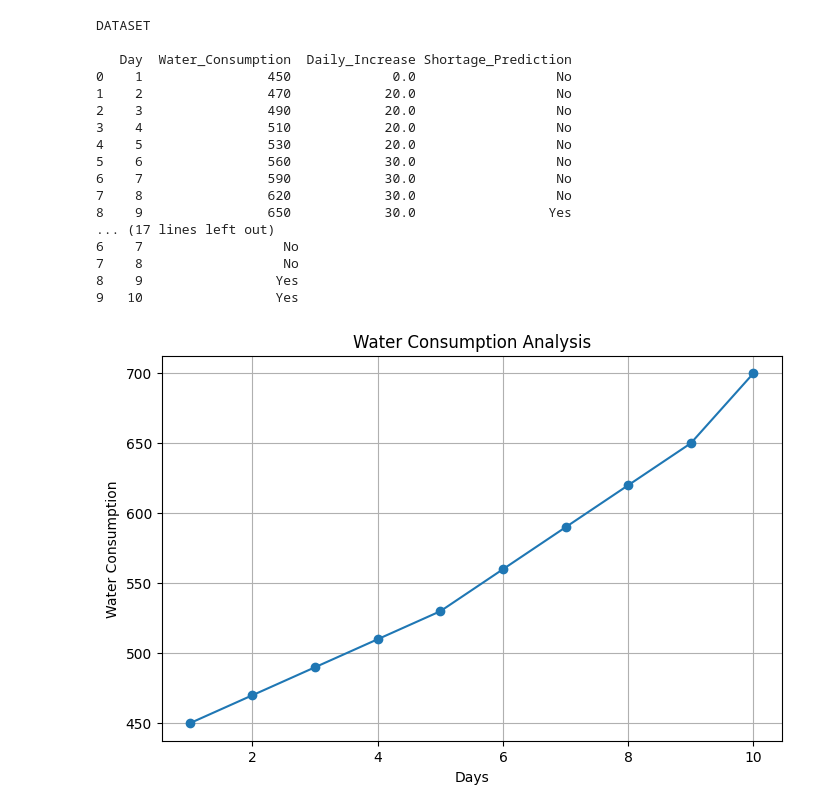
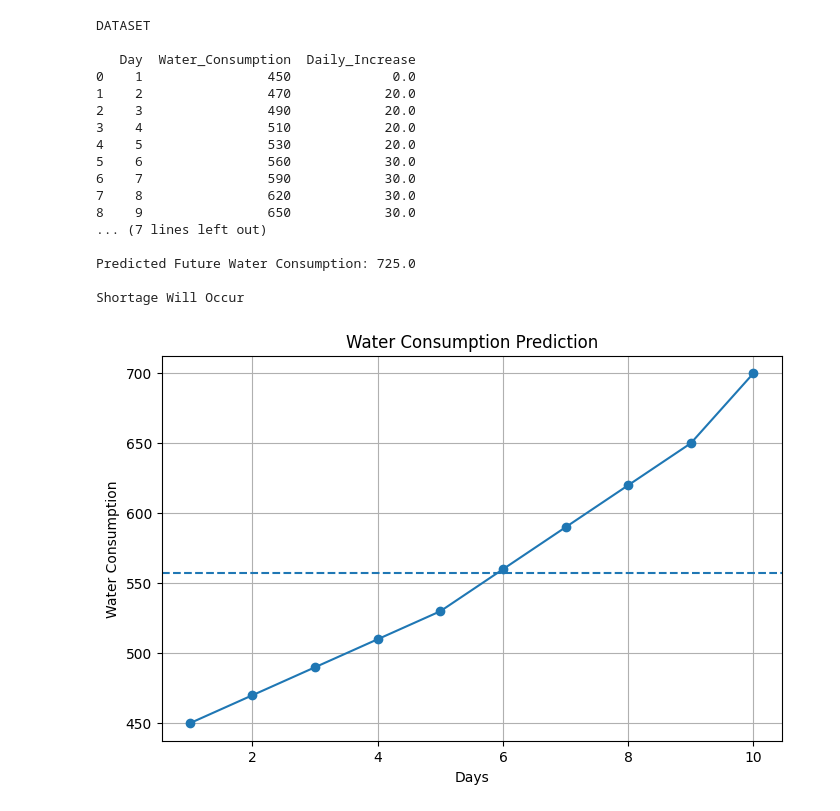
Before and after one commit to AsrithaAmbure/dataanlytics, a Jupyter notebook: predictiveanalysis.ipynb, the cells around one changed output. Drawn from its saved outputs; the diff is of its cells as text; code cells hidden in the pictures.

```diff
--- a/predictiveanalysis.ipynb
+++ b/predictiveanalysis.ipynb
@@ -13,62 +13,75 @@ df = pd.DataFrame(data)
 
 df["Daily_Increase"] = df["Water_Consumption"].diff().fillna(0)
 
-df["Shortage_Prediction"] = df["Water_Consumption"].apply(
-    lambda x: "Yes" if x >= 650 else "No"
-)
-
 avg_consumption = df["Water_Consumption"].mean()
 
 total_usage = df["Water_Consumption"].sum()
 
-total_increase = df["Daily_Increase"].sum()
+avg_increase = df["Daily_Increase"].mean()
+
+last_value = df["Water_Consumption"].iloc[-1]
+
+prediction = last_value + avg_increase
 
 print("\nDATASET\n")
 print(df)
-
 
 print("\nAverage Water Consumption:", avg_consumption)
 
 print("\nTotal Water Usage:", total_usage)
 
-print("\nSum of Daily Increased Water:", total_increase)
+print("\nAverage Daily Increased Water:", avg_increase)
 
-print("\nShortage Prediction:\n")
-print(df[["Day", "Shortage_Prediction"]])
+print("\nPredicted Future Water Consumption:", prediction)
+
+if prediction > avg_consumption:
+    print("\nShortage Will Occur")
+else:
+    print("\nNo Shortage")
 
 plt.figure(figsize=(8,5))
+
 plt.plot(df["Day"], df["Water_Consumption"], marker='o')
+
+plt.axhline(y=avg_consumption, linestyle='--')
+
 plt.xlabel("Days")
 plt.ylabel("Water Consumption")
-plt.title("Water Consumption Analysis")
+plt.title("Water Consumption Prediction")
+
 plt.grid(True)
+
 plt.show()
 
 plt.figure(figsize=(8,5))
+
 plt.bar(df["Day"], df["Daily_Increase"])
+
 plt.xlabel("Days")
 plt.ylabel("Daily Increase")
+
 plt.title("Daily Increase in Water Usage")
+
 plt.show()
 # %% [output]
 DATASET
 
-   Day  Water_Consumption  Daily_Increase Shortage_Prediction
-0    1                450             0.0                  No
-1    2                470            20.0                  No
-2    3                490            20.0                  No
-3    4                510            20.0                  No
-4    5                530            20.0                  No
-5    6                560            30.0                  No
-6    7                590            30.0                  No
-7    8                620            30.0                  No
-8    9                650            30.0                 Yes
-... (17 lines left out)
-6    7                  No
-7    8                  No
-8    9                 Yes
-9   10                 Yes
+   Day  Water_Consumption  Daily_Increase
+0    1                450             0.0
+1    2                470            20.0
+2    3                490            20.0
+3    4                510            20.0
+4    5                530            20.0
+5    6                560            30.0
+6    7                590            30.0
+7    8                620            30.0
+8    9                650            30.0
+... (7 lines left out)
+
+Predicted Future Water Consumption: 725.0
+
+Shortage Will Occur
-[figure, old version]
+[figure, new version]
 [figure]
 # %%
 import pandas as pd
```
Also changed, not shown: parts of 3 cells of this notebook.
